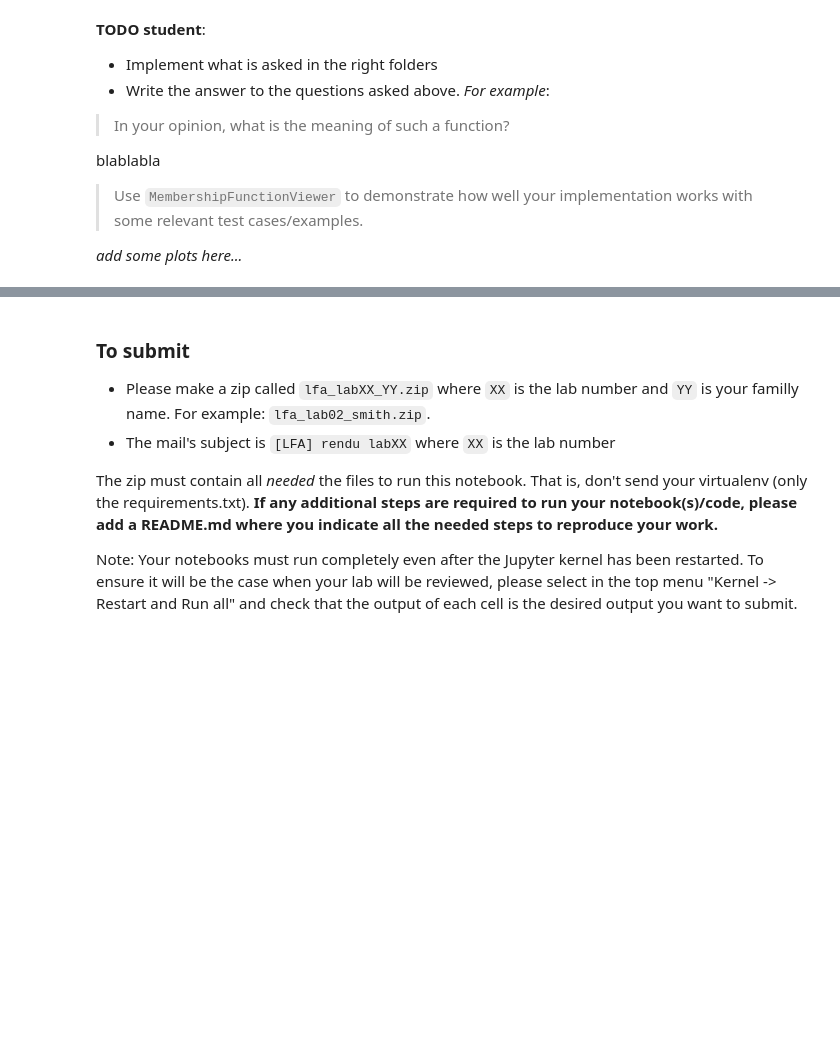
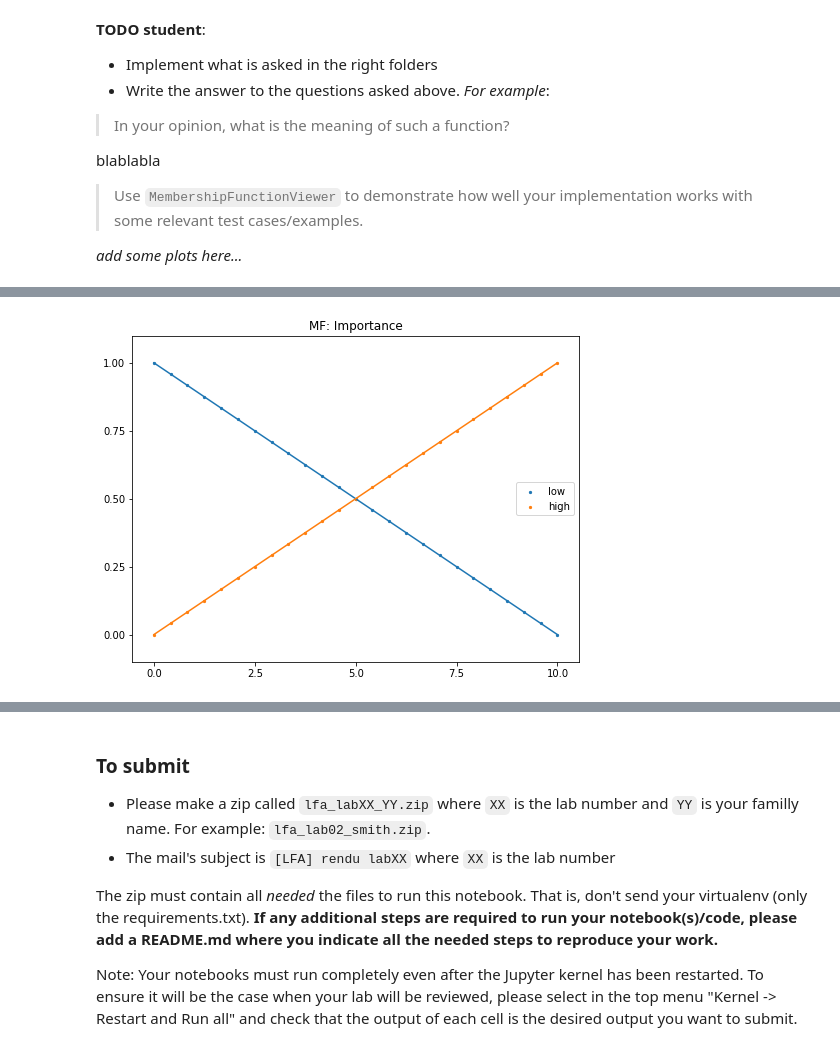
Before and after one commit to SachaKor/LFA-lab4, a Jupyter notebook: 040_exam_problem/000_exam_problem.ipynb, the cells around one changed output, grey strips where cells are left out. Cells and saved outputs as stored; diff of their text form; code cells hidden in the pictures; blank space fills up the shorter version.

```diff
--- a/040_exam_problem/000_exam_problem.ipynb
+++ b/040_exam_problem/000_exam_problem.ipynb
@@ -130,0 +162,7 @@ _add some plots here..._
+# %%
+from fuzzy_systems.core.linguistic_variables.two_points_lv import TwoPointsPDLV
+
+lv_importance = TwoPointsPDLV("Importance", 0, 10)
+LinguisticVariableViewer(lv_importance).show()
+# %% [output]
+[figure, added]
```
Also changed, not shown: parts of 11 cells of this notebook.
